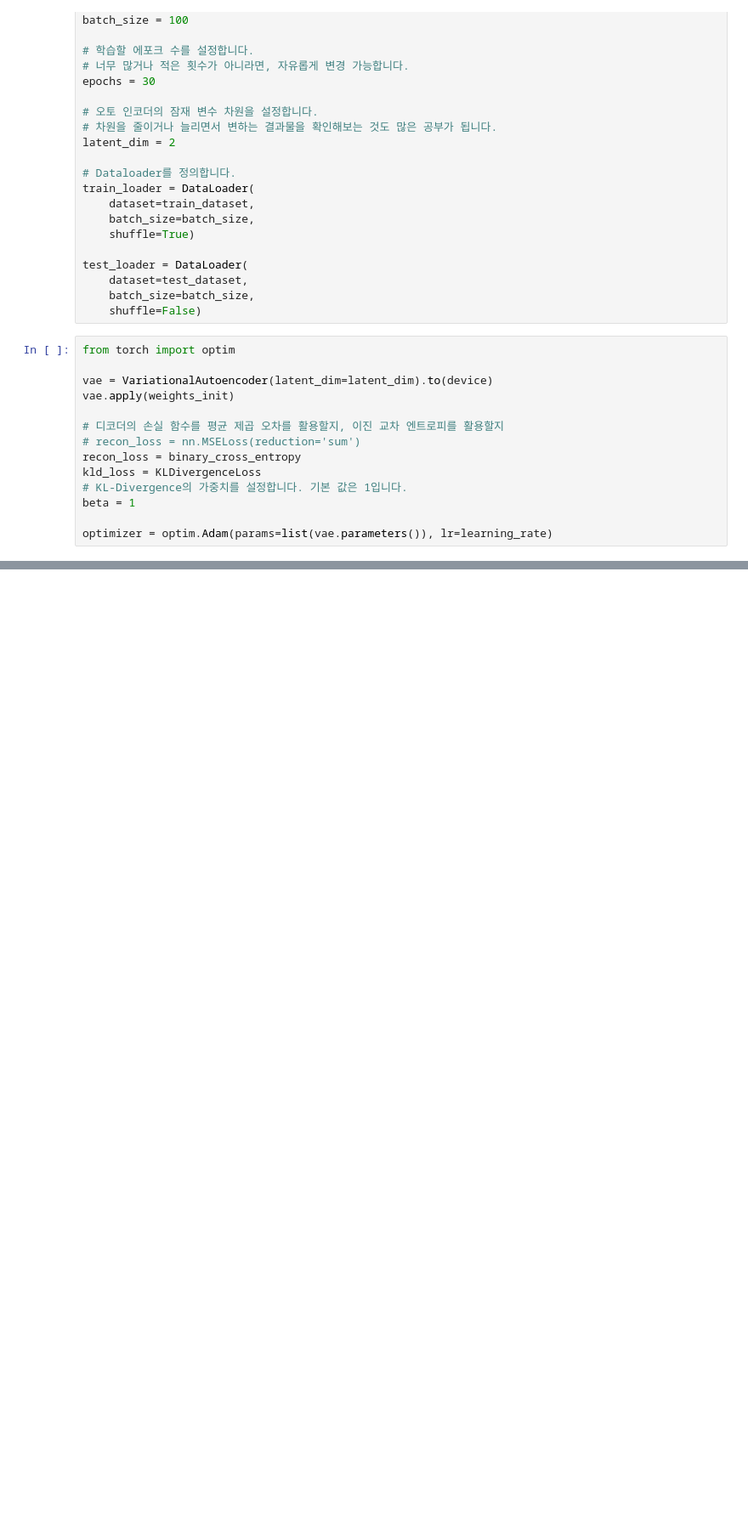
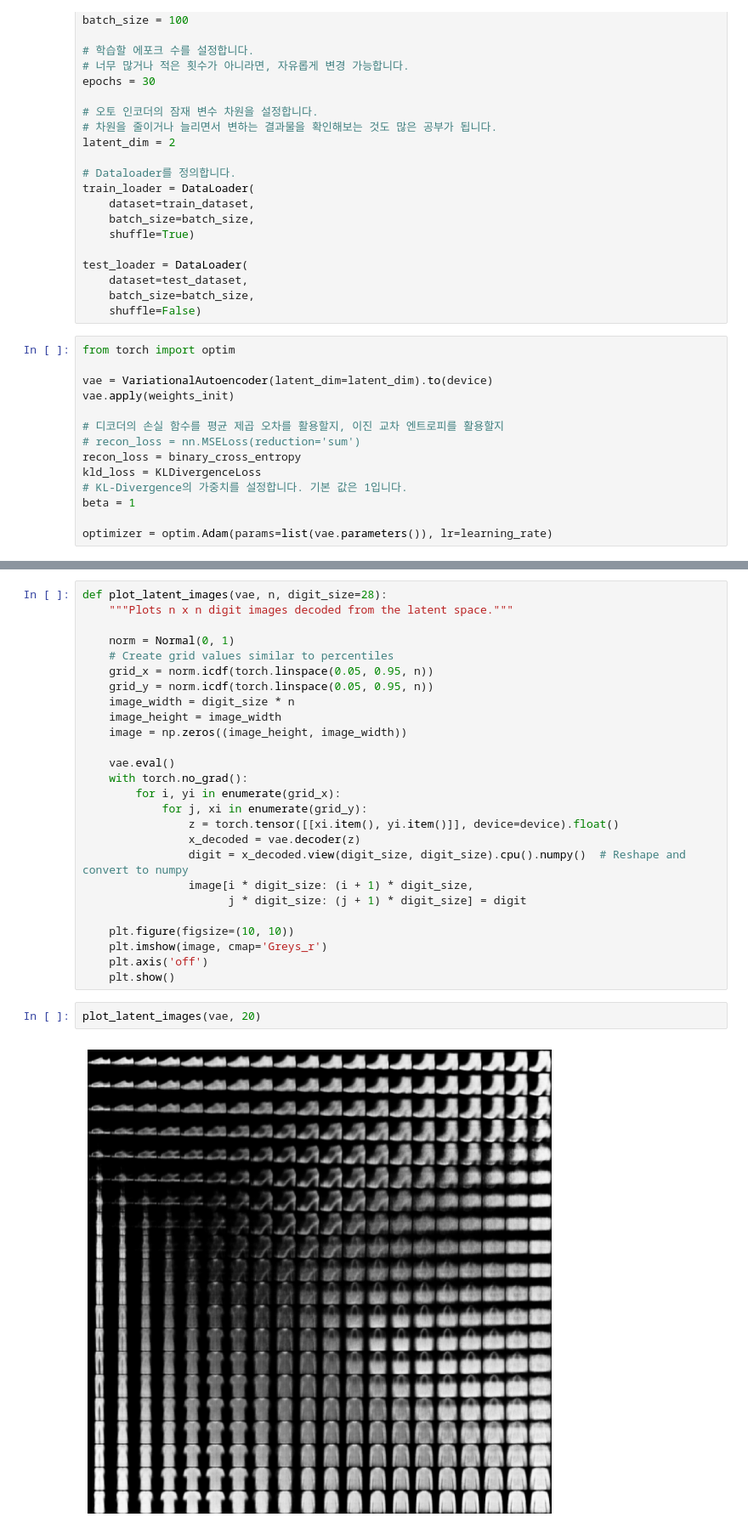
Before and after one commit to Hye-yoonJeong/TIL, a Jupyter notebook: upstage_lab/missions/week9_generation.ipynb, the cells around one changed output, grey strips where cells are left out. Shown at 85% size. Cells and saved outputs as stored; diff of their text form; blank space fills up the shorter version.

```diff
--- a/upstage_lab/missions/week9_generation.ipynb
+++ b/upstage_lab/missions/week9_generation.ipynb
@@ -310,0 +306,30 @@ TypeError: list indices must be integers or slices, not tuple
+# %%
+def plot_latent_images(vae, n, digit_size=28):
+    """Plots n x n digit images decoded from the latent space."""
+
+    norm = Normal(0, 1)
+    # Create grid values similar to percentiles
+    grid_x = norm.icdf(torch.linspace(0.05, 0.95, n))
+    grid_y = norm.icdf(torch.linspace(0.05, 0.95, n))
+    image_width = digit_size * n
+    image_height = image_width
+    image = np.zeros((image_height, image_width))
+
+    vae.eval()
+    with torch.no_grad():
+        for i, yi in enumerate(grid_x):
+            for j, xi in enumerate(grid_y):
+                z = torch.tensor([[xi.item(), yi.item()]], device=device).float()
+                x_decoded = vae.decoder(z)
+                digit = x_decoded.view(digit_size, digit_size).cpu().numpy()  # Reshape and convert to numpy
+                image[i * digit_size: (i + 1) * digit_size,
+                      j * digit_size: (j + 1) * digit_size] = digit
+
+    plt.figure(figsize=(10, 10))
+    plt.imshow(image, cmap='Greys_r')
+    plt.axis('off')
+    plt.show()
+# %%
+plot_latent_images(vae, 20)
+# %% [output]
+[figure, added]
```
Also changed, not shown: parts of 8 cells of this notebook.
